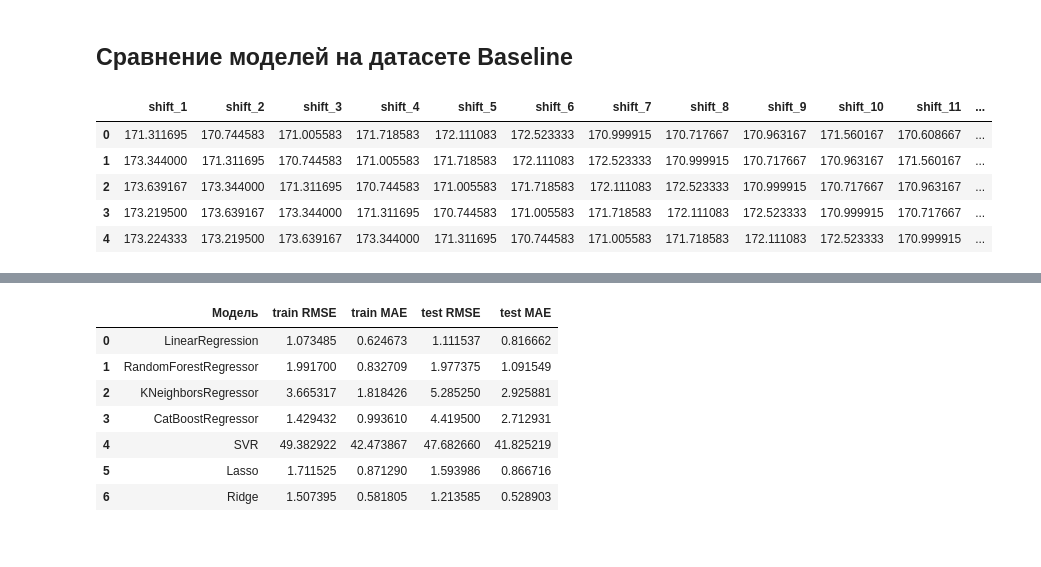
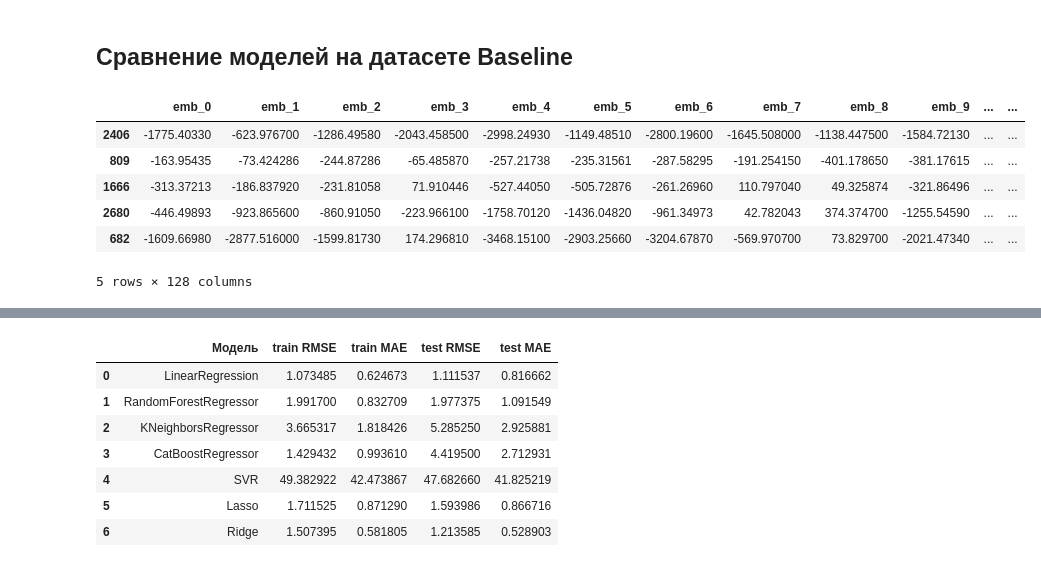
Before and after one commit to petrsokerin/Stock_Embedding, a Jupyter notebook: notebooks/compare_ml_models.ipynb, the cells around one changed output, grey strips where cells are left out. Cells and saved outputs as stored; diff of their text form; code cells hidden in the pictures.

```diff
--- a/notebooks/compare_ml_models.ipynb
+++ b/notebooks/compare_ml_models.ipynb
@@ -12,25 +12,30 @@ import pandas as pd
 import numpy as np
 import warnings
 warnings.filterwarnings("ignore")
-X_train_baseline = pd.read_csv('data/X_train_baseline.csv')
-y_train_baseline = pd.read_csv('data/y_train_baseline.csv')
-X_test_baseline = pd.read_csv('data/X_test_baseline.csv')
-y_test_baseline = pd.read_csv('data/y_test_baseline.csv')
+X = pd.read_csv('data//TS2Vec//x_emb.csv')
+y = pd.read_csv('data//TS2Vec//y.csv')
+#X_train_baseline = pd.read_csv('data/X_train_baseline.csv')
+#y_train_baseline = pd.read_csv('data/y_train_baseline.csv')
+#X_test_baseline = pd.read_csv('data/X_test_baseline.csv')
+#y_test_baseline = pd.read_csv('data/y_test_baseline.csv')
 # %%
-
-# from sklearn.model_selection import train_test_split
-# X_train_baseline, X_val, y_train_baseline, y_val = train_test_split(X_train_baseline, y_train_baseline, test_size=0.2, random_state=42)
+y = y['Close']
+from sklearn.model_selection import train_test_split
+X_train, X_test, y_train, y_test = train_test_split(X, y, test_size=0.2, random_state=42)
 # %% [markdown]
 ## Сравнение моделей на датасете Baseline
-# %%
-X_train_baseline.head()
-# %% [output]
-|  | shift_1 | shift_2 | shift_3 | shift_4 | shift_5 | shift_6 | shift_7 | shift_8 | shift_9 | shift_10 | shift_11 | ... |
-| 0 | 171.311695 | 170.744583 | 171.005583 | 171.718583 | 172.111083 | 172.523333 | 170.999915 | 170.717667 | 170.963167 | 171.560167 | 170.608667 | ... |
-| 1 | 173.344000 | 171.311695 | 170.744583 | 171.005583 | 171.718583 | 172.111083 | 172.523333 | 170.999915 | 170.717667 | 170.963167 | 171.560167 | ... |
-| 2 | 173.639167 | 173.344000 | 171.311695 | 170.744583 | 171.005583 | 171.718583 | 172.111083 | 172.523333 | 170.999915 | 170.717667 | 170.963167 | ... |
-| 3 | 173.219500 | 173.639167 | 173.344000 | 171.311695 | 170.744583 | 171.005583 | 171.718583 | 172.111083 | 172.523333 | 170.999915 | 170.717667 | ... |
-| 4 | 173.224333 | 173.219500 | 173.639167 | 173.344000 | 171.311695 | 170.744583 | 171.005583 | 171.718583 | 172.111083 | 172.523333 | 170.999915 | ... |
+# %%
+X_train.drop(columns=['Datetime', 'Stock'], inplace=True)
+X_test.drop(columns=['Datetime', 'Stock'], inplace=True)
+X_train.head()
+# %% [output]
+|  | emb_0 | emb_1 | emb_2 | emb_3 | emb_4 | emb_5 | emb_6 | emb_7 | emb_8 | emb_9 | ... | ... |
+| 2406 | -1775.40330 | -623.976700 | -1286.49580 | -2043.458500 | -2998.24930 | -1149.48510 | -2800.19600 | -1645.508000 | -1138.447500 | -1584.72130 | ... | ... |
+| 809 | -163.95435 | -73.424286 | -244.87286 | -65.485870 | -257.21738 | -235.31561 | -287.58295 | -191.254150 | -401.178650 | -381.17615 | ... | ... |
+| 1666 | -313.37213 | -186.837920 | -231.81058 | 71.910446 | -527.44050 | -505.72876 | -261.26960 | 110.797040 | 49.325874 | -321.86496 | ... | ... |
+| 2680 | -446.49893 | -923.865600 | -860.91050 | -223.966100 | -1758.70120 | -1436.04820 | -961.34973 | 42.782043 | 374.374700 | -1255.54590 | ... | ... |
+| 682 | -1609.66980 | -2877.516000 | -1599.81730 | 174.296810 | -3468.15100 | -2903.25660 | -3204.67870 | -569.970700 | 73.829700 | -2021.47340 | ... | ... |
+5 rows × 128 columns
 # %%
 from sklearn.metrics import mean_squared_error
 def calculate_rmse(true_values, predicted_values):
```
Also changed, not shown: parts of 9 cells of this notebook, 2 other files.
